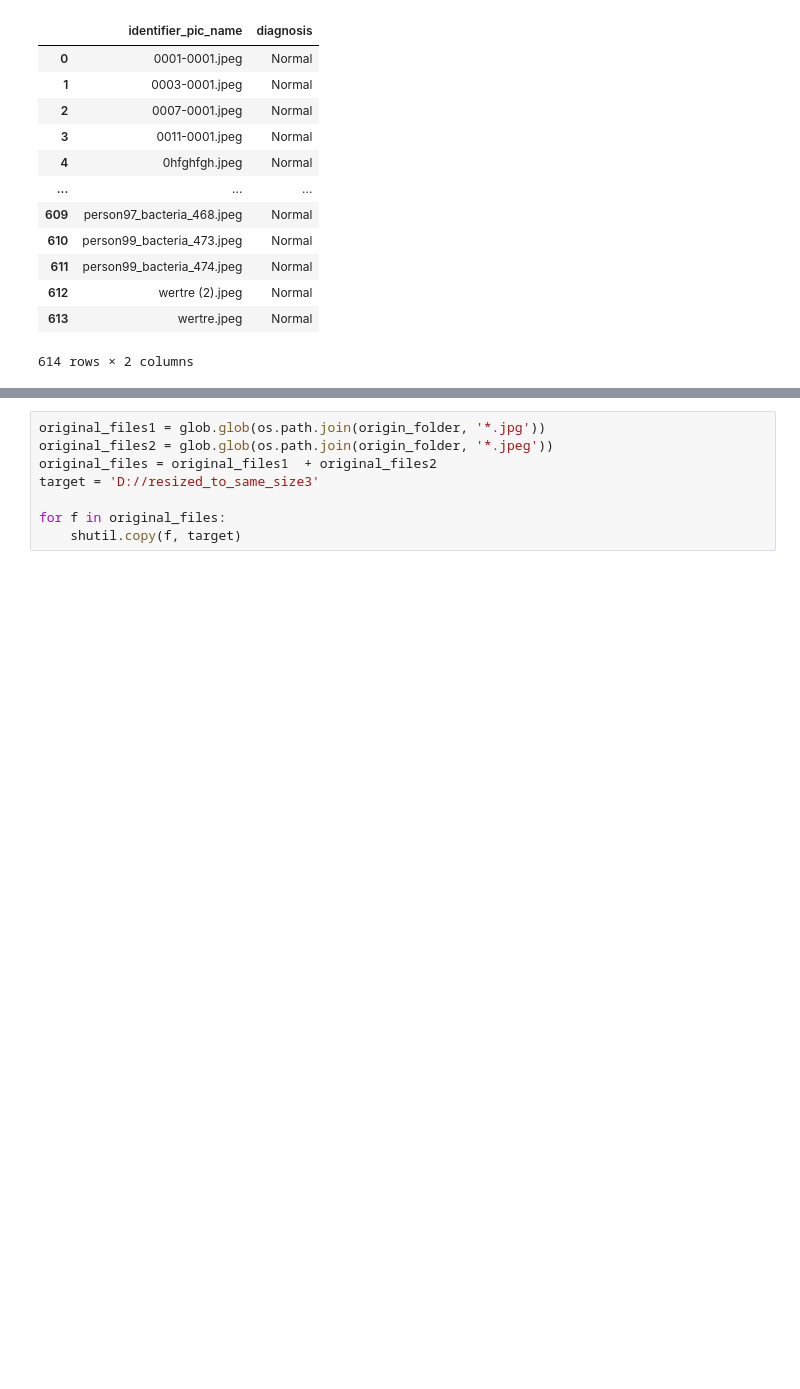
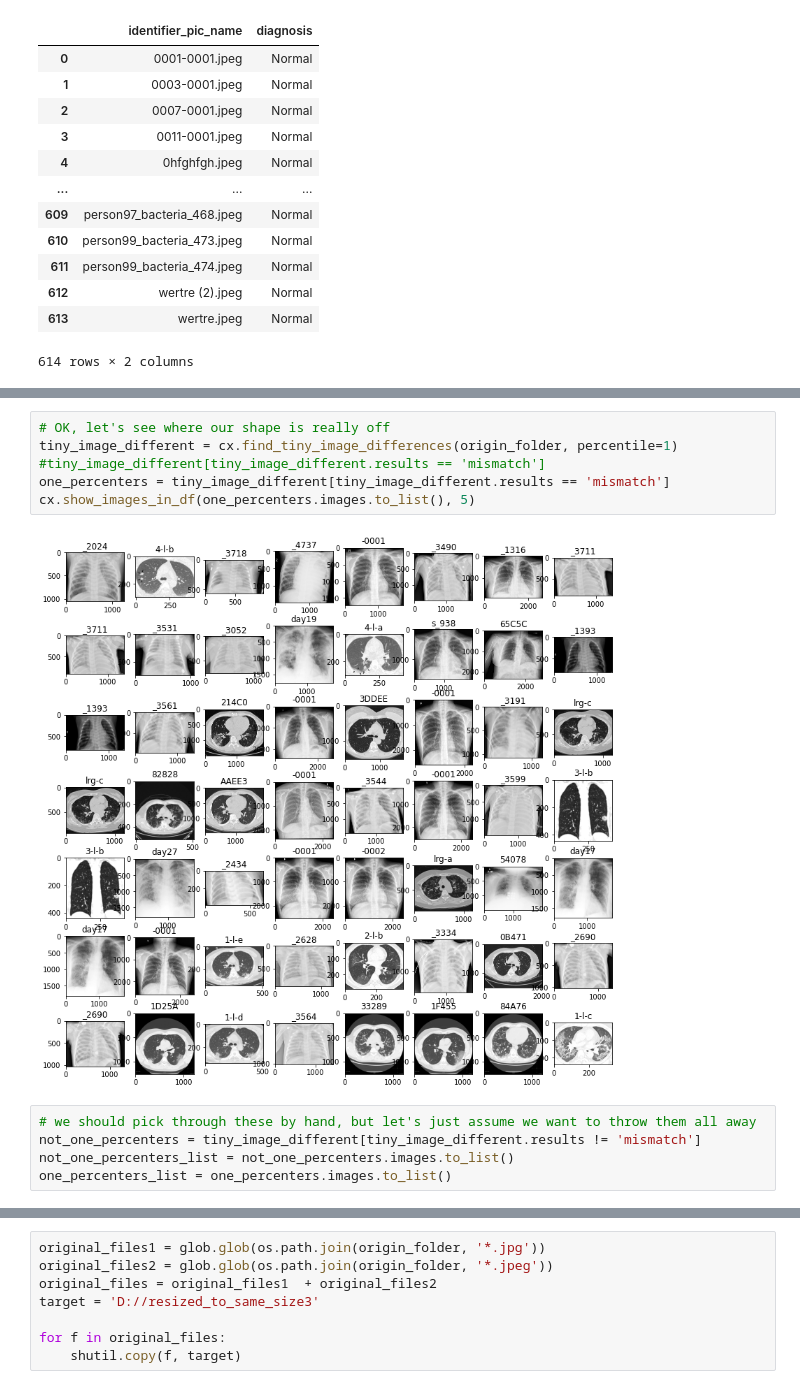
Before and after one commit to drcandacemakedamoore/cleanX, a Jupyter notebook: workflow_demo/cleanX_run_example.ipynb, the cells around one changed output, grey strips where cells are left out. Drawn from its saved outputs; the diff is of its cells as text; blank space fills up the shorter version.

```diff
--- a/workflow_demo/cleanX_run_example.ipynb
+++ b/workflow_demo/cleanX_run_example.ipynb
@@ -421,0 +427,13 @@ lovereturned2[lovereturned2.which_greater == 'upper more']
+# %%
+# OK, let's see where our shape is really off
+tiny_image_different = cx.find_tiny_image_differences(origin_folder, percentile=1)
+#tiny_image_different[tiny_image_different.results == 'mismatch']
+one_percenters = tiny_image_different[tiny_image_different.results == 'mismatch']
+cx.show_images_in_df(one_percenters.images.to_list(), 5)
+# %% [output]
+[figure, added]
+# %%
+# we should pick through these by hand, but let's just assume we want to throw them all away
+not_one_percenters = tiny_image_different[tiny_image_different.results != 'mismatch']
+not_one_percenters_list = not_one_percenters.images.to_list()
+one_percenters_list = one_percenters.images.to_list()
```
Also changed, not shown: parts of 52 cells of this notebook.
